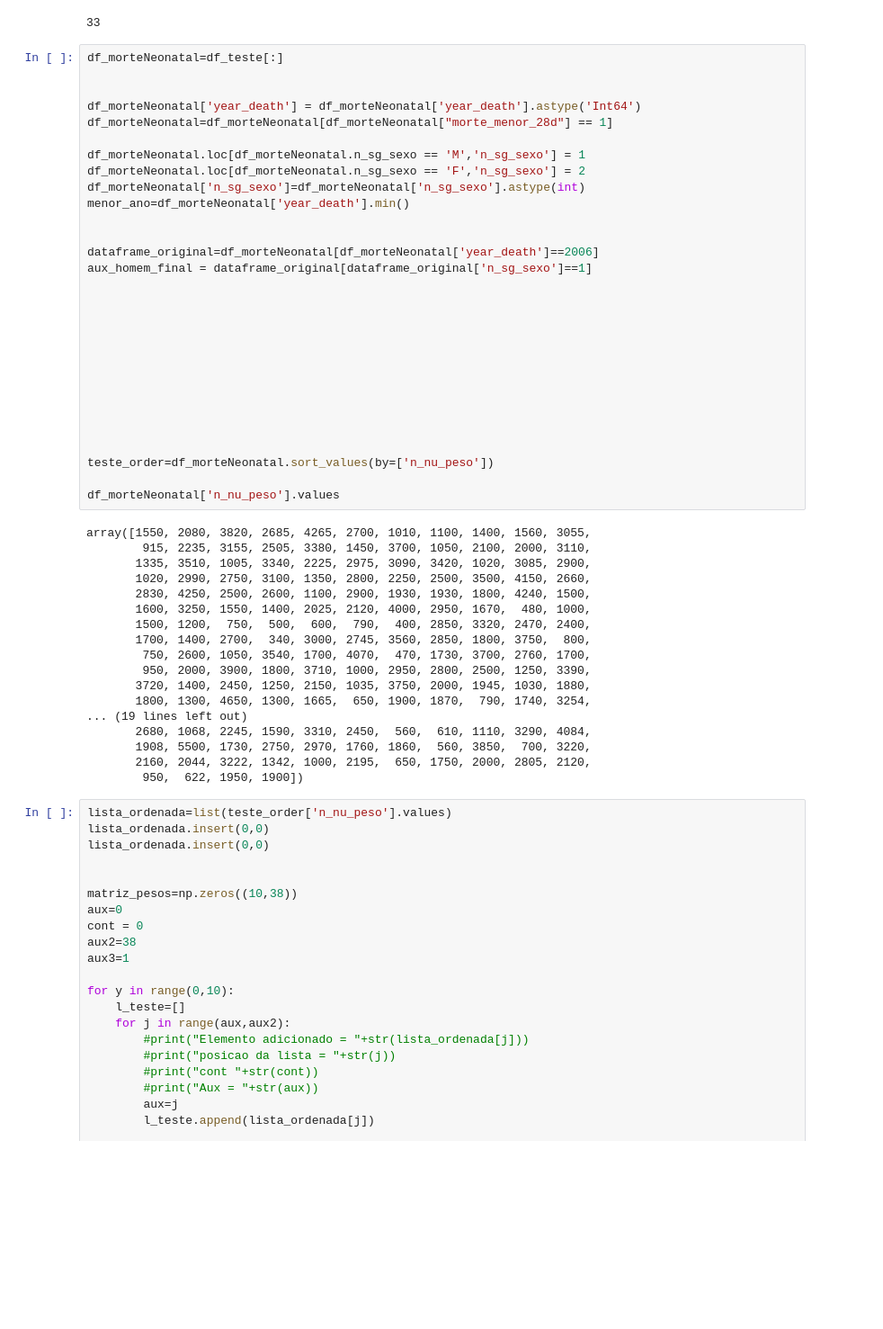
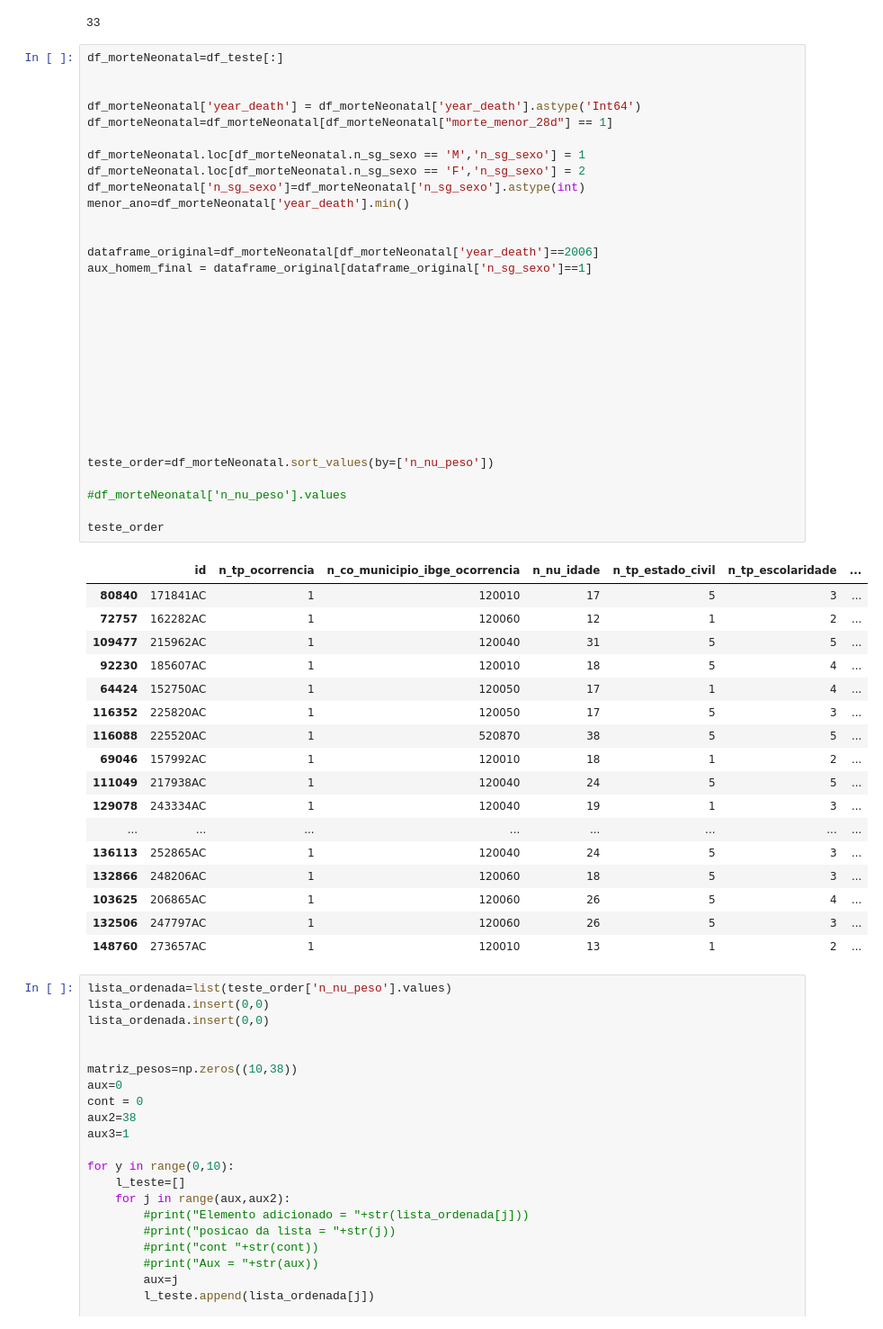
Before and after one commit to torrezin/pythonProjects, a Jupyter notebook: trab_topicos_especiais.ipynb, the cells around one changed output. Shown at 90% size. Saved outputs shown, nothing was run; the diff lists cells and outputs as text; blank space fills up the shorter version.

```diff
--- a/trab_topicos_especiais.ipynb
+++ b/trab_topicos_especiais.ipynb
@@ -120,50 +120,52 @@ values_2006
 # %%
 df_morteNeonatal=df_teste[:]
 
 
 df_morteNeonatal['year_death'] = df_morteNeonatal['year_death'].astype('Int64')
 df_morteNeonatal=df_morteNeonatal[df_morteNeonatal["morte_menor_28d"] == 1]
 
 df_morteNeonatal.loc[df_morteNeonatal.n_sg_sexo == 'M','n_sg_sexo'] = 1
 df_morteNeonatal.loc[df_morteNeonatal.n_sg_sexo == 'F','n_sg_sexo'] = 2
 df_morteNeonatal['n_sg_sexo']=df_morteNeonatal['n_sg_sexo'].astype(int)
 menor_ano=df_morteNeonatal['year_death'].min()
 
 
 dataframe_original=df_morteNeonatal[df_morteNeonatal['year_death']==2006]
 aux_homem_final = dataframe_original[dataframe_original['n_sg_sexo']==1]
 
 
 
 
 
 
 
 
 
 
 
 teste_order=df_morteNeonatal.sort_values(by=['n_nu_peso'])
 
-df_morteNeonatal['n_nu_peso'].values
+#df_morteNeonatal['n_nu_peso'].values
+
+teste_order
 # %% [output]
-array([1550, 2080, 3820, 2685, 4265, 2700, 1010, 1100, 1400, 1560, 3055,
-        915, 2235, 3155, 2505, 3380, 1450, 3700, 1050, 2100, 2000, 3110,
-       1335, 3510, 1005, 3340, 2225, 2975, 3090, 3420, 1020, 3085, 2900,
-       1020, 2990, 2750, 3100, 1350, 2800, 2250, 2500, 3500, 4150, 2660,
-       2830, 4250, 2500, 2600, 1100, 2900, 1930, 1930, 1800, 4240, 1500,
-       1600, 3250, 1550, 1400, 2025, 2120, 4000, 2950, 1670,  480, 1000,
-       1500, 1200,  750,  500,  600,  790,  400, 2850, 3320, 2470, 2400,
-       1700, 1400, 2700,  340, 3000, 2745, 3560, 2850, 1800, 3750,  800,
-        750, 2600, 1050, 3540, 1700, 4070,  470, 1730, 3700, 2760, 1700,
-        950, 2000, 3900, 1800, 3710, 1000, 2950, 2800, 2500, 1250, 3390,
-       3720, 1400, 2450, 1250, 2150, 1035, 3750, 2000, 1945, 1030, 1880,
-       1800, 1300, 4650, 1300, 1665,  650, 1900, 1870,  790, 1740, 3254,
-... (19 lines left out)
-       2680, 1068, 2245, 1590, 3310, 2450,  560,  610, 1110, 3290, 4084,
-       1908, 5500, 1730, 2750, 2970, 1760, 1860,  560, 3850,  700, 3220,
-       2160, 2044, 3222, 1342, 1000, 2195,  650, 1750, 2000, 2805, 2120,
-        950,  622, 1950, 1900])
+|  | id | n_tp_ocorrencia | n_co_municipio_ibge_ocorrencia | n_nu_idade | n_tp_estado_civil | n_tp_escolaridade | ... |
+| 80840 | 171841AC | 1 | 120010 | 17 | 5 | 3 | ... |
+| 72757 | 162282AC | 1 | 120060 | 12 | 1 | 2 | ... |
+| 109477 | 215962AC | 1 | 120040 | 31 | 5 | 5 | ... |
+| 92230 | 185607AC | 1 | 120010 | 18 | 5 | 4 | ... |
+| 64424 | 152750AC | 1 | 120050 | 17 | 1 | 4 | ... |
+| 116352 | 225820AC | 1 | 120050 | 17 | 5 | 3 | ... |
+| 116088 | 225520AC | 1 | 520870 | 38 | 5 | 5 | ... |
+| 69046 | 157992AC | 1 | 120010 | 18 | 1 | 2 | ... |
+| 111049 | 217938AC | 1 | 120040 | 24 | 5 | 5 | ... |
+| 129078 | 243334AC | 1 | 120040 | 19 | 1 | 3 | ... |
+| ... | ... | ... | ... | ... | ... | ... | ... |
+| 136113 | 252865AC | 1 | 120040 | 24 | 5 | 3 | ... |
+| 132866 | 248206AC | 1 | 120060 | 18 | 5 | 3 | ... |
+| 103625 | 206865AC | 1 | 120060 | 26 | 5 | 4 | ... |
+| 132506 | 247797AC | 1 | 120060 | 26 | 5 | 3 | ... |
+| 148760 | 273657AC | 1 | 120010 | 13 | 1 | 2 | ... |
 # %%
 lista_ordenada=list(teste_order['n_nu_peso'].values)
 lista_ordenada.insert(0,0)
```
Also changed, not shown: parts of 3 cells of this notebook, 1 other file.
